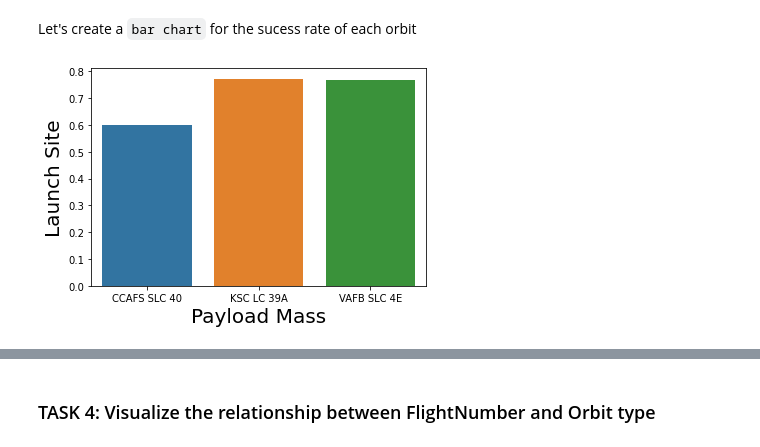
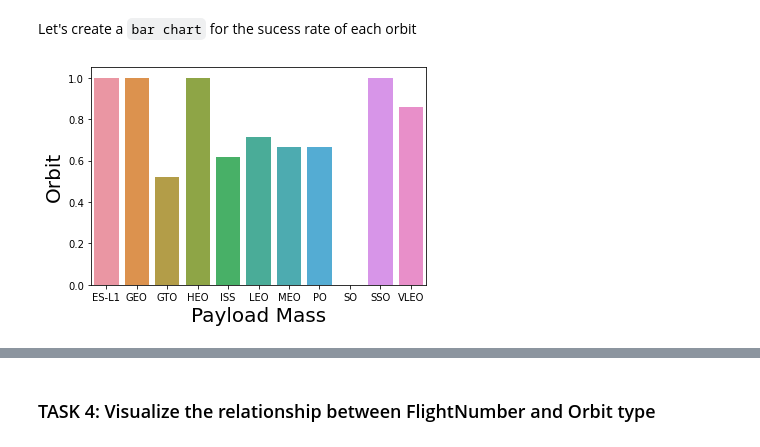
Before and after one commit to xiaotied/ds_learn_project, a Jupyter notebook: W2-EDAwithVisualizationLab.ipynb, the cells around one changed output, grey strips where cells are left out. Drawn from its saved outputs; the diff is of its cells as text; code cells hidden in the pictures.

```diff
--- a/W2-EDAwithVisualizationLab.ipynb
+++ b/W2-EDAwithVisualizationLab.ipynb
@@ -140,13 +140,13 @@ Next, we want to visually check if there are any relationship between success ra
 Let's create a `bar chart` for the sucess rate of each orbit
 # %%
 # HINT use groupby method on Orbit column and get the mean of Class column
-df_success = df.groupby('LaunchSite')['Class'].mean().to_frame().reset_index()
-sns.barplot(y='Class', x='LaunchSite', data=df_success)
+df_success = df.groupby("Orbit")['Class'].mean().to_frame().reset_index()
+sns.barplot(y='Class', x="Orbit", data=df_success)
 plt.xlabel("Payload Mass",fontsize=20)
-plt.ylabel("Launch Site",fontsize=20)
+plt.ylabel("Orbit",fontsize=20)
 plt.show()
 # %% [output]
-[figure, old version]
+[figure, new version]
 # %%
 # Analyze the ploted bar chart try to find which orbits have high sucess rate.
 df_success
```
Also changed, not shown: parts of 7 cells of this notebook.
